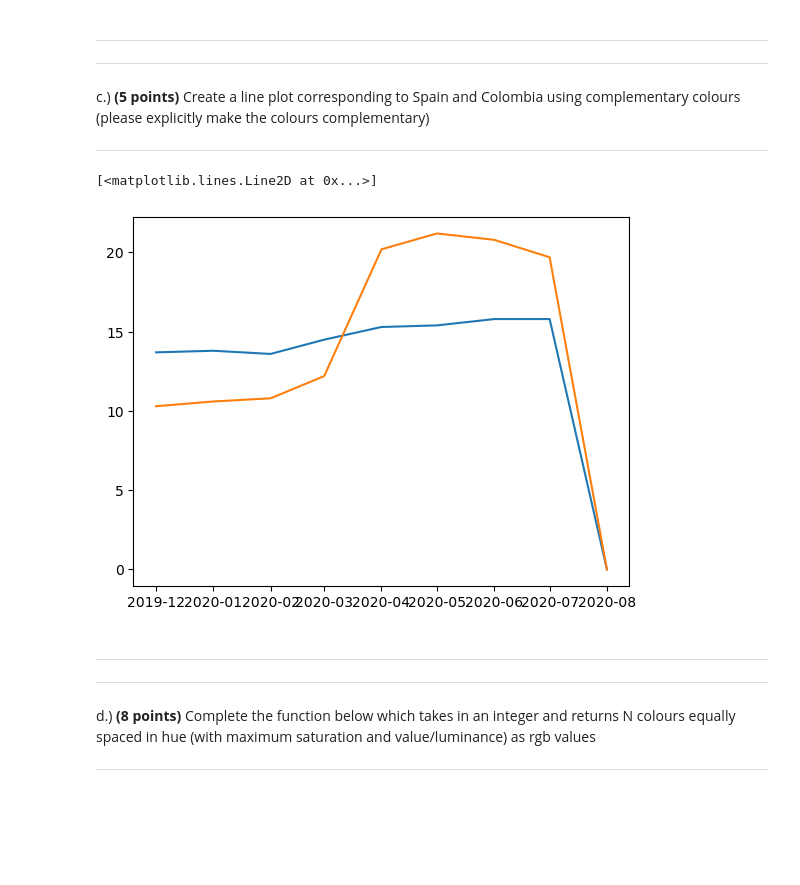
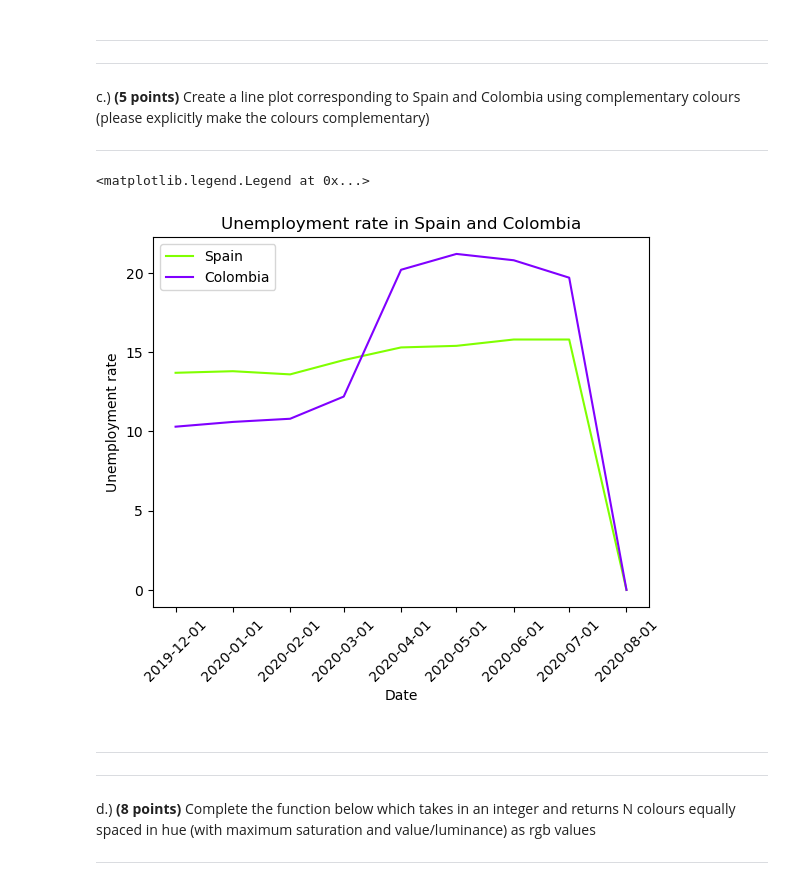
Before and after one commit to Vileh/Storing-Manipulating-and-Visualising-Data, a Jupyter notebook: Assignment2/Assignment2.ipynb, the cells around one changed output. Saved outputs shown, nothing was run; the diff lists cells and outputs as text; code cells hidden in the pictures; blank space fills up the shorter version.

```diff
--- a/Assignment2/Assignment2.ipynb
+++ b/Assignment2/Assignment2.ipynb
@@ -339,11 +339,17 @@ c.) **(5 points)** Create a line plot corresponding to Spain and Colombia using
 ------------------------------------
 # %%
 # YOUR CODE HERE
-plt.plot(unemp['Spain'])
-plt.plot(unemp['Colombia'])
+plt.plot(unemp['Spain'], c=colorsys.hsv_to_rgb(0.25,1,1))
+plt.plot(unemp['Colombia'], c=colorsys.hsv_to_rgb(0.75,1,1))
+
+plt.xticks(np.array(unemp.index), rotation=45);
+plt.title('Unemployment rate in Spain and Colombia')
+plt.xlabel('Date')
+plt.ylabel('Unemployment rate')
+plt.legend(['Spain', 'Colombia'])
 # %% [output]
-[<matplotlib.lines.Line2D at 0x...>]
+<matplotlib.legend.Legend at 0x...>
-[figure, old version]
+[figure, new version]
 # %% [markdown]
 
 ------------------------------------
```
Also changed, not shown: parts of 3 cells of this notebook.
